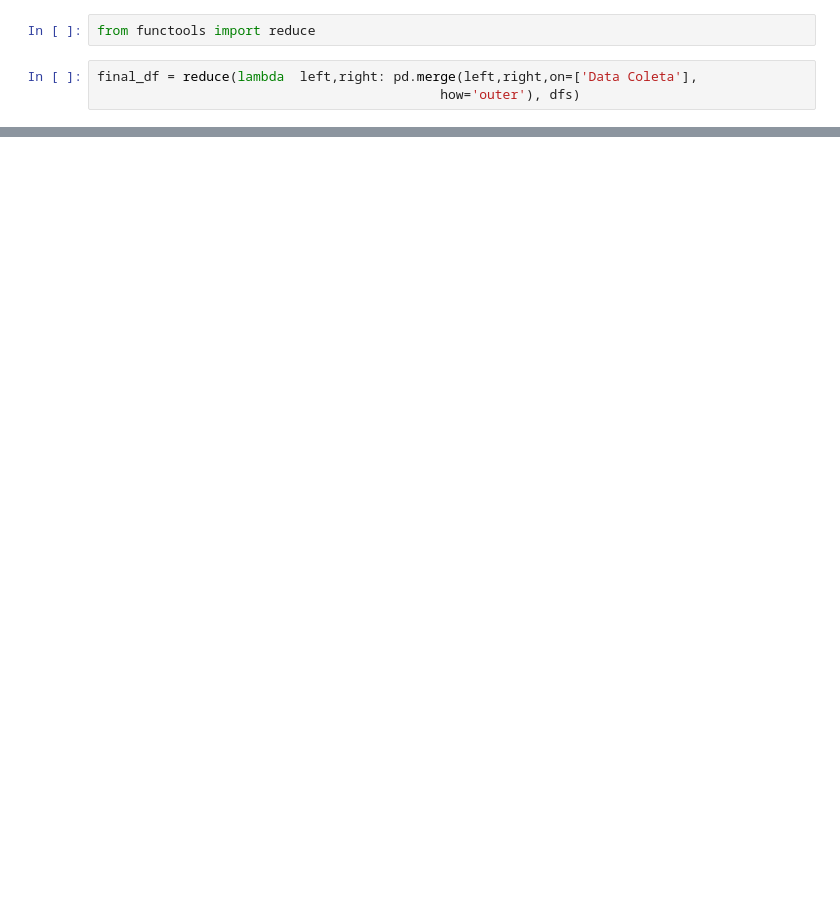
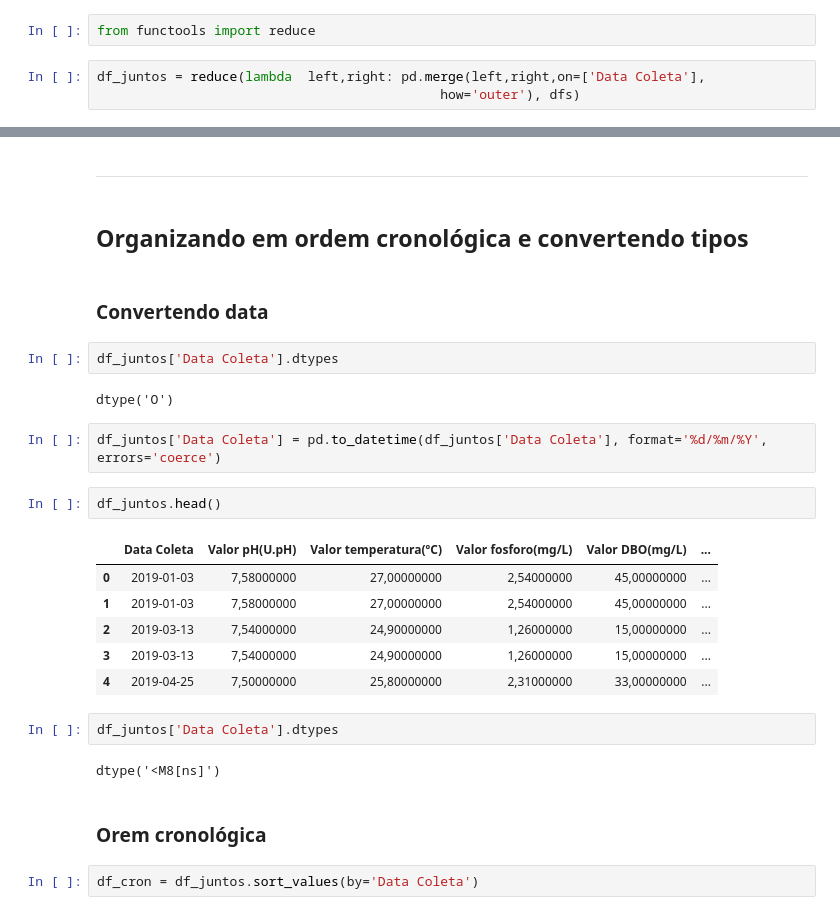
Before and after one commit to NicolasCho/projeto3_qta, a Jupyter notebook: analise/projeto3_graficos.ipynb, the cells around one changed output, grey strips where cells are left out. Cells and saved outputs as stored; diff of their text form; blank space fills up the shorter version.

```diff
--- a/analise/projeto3_graficos.ipynb
+++ b/analise/projeto3_graficos.ipynb
@@ -118,5 +117,5 @@ df_oxi.head()
 # %%
 from functools import reduce
 # %%
-final_df = reduce(lambda  left,right: pd.merge(left,right,on=['Data Coleta'],
+df_juntos = reduce(lambda  left,right: pd.merge(left,right,on=['Data Coleta'],
                                             how='outer'), dfs)
@@ -158,0 +138,29 @@ print(final_df.to_string())
+# %% [markdown]
+----------
+# %% [markdown]
+## Organizando em ordem cronológica e convertendo tipos
+# %% [markdown]
+### Convertendo data
+# %%
+df_juntos['Data Coleta'].dtypes
+# %% [output]
+dtype('O')
+# %%
+df_juntos['Data Coleta'] = pd.to_datetime(df_juntos['Data Coleta'], format='%d/%m/%Y',  errors='coerce')
+# %%
+df_juntos.head()
+# %% [output]
+|  | Data Coleta | Valor pH(U.pH) | Valor temperatura(ºC) | Valor fosforo(mg/L) | Valor DBO(mg/L) | ... |
+| 0 | 2019-01-03 | 7,58000000 | 27,00000000 | 2,54000000 | 45,00000000 | ... |
+| 1 | 2019-01-03 | 7,58000000 | 27,00000000 | 2,54000000 | 45,00000000 | ... |
+| 2 | 2019-03-13 | 7,54000000 | 24,90000000 | 1,26000000 | 15,00000000 | ... |
+| 3 | 2019-03-13 | 7,54000000 | 24,90000000 | 1,26000000 | 15,00000000 | ... |
+| 4 | 2019-04-25 | 7,50000000 | 25,80000000 | 2,31000000 | 33,00000000 | ... |
+# %%
+df_juntos['Data Coleta'].dtypes
+# %% [output]
+dtype('<M8[ns]')
+# %% [markdown]
+### Orem cronológica
+# %%
+df_cron = df_juntos.sort_values(by='Data Coleta')
```
Also changed, not shown: parts of 25 cells of this notebook, 1 other file.
